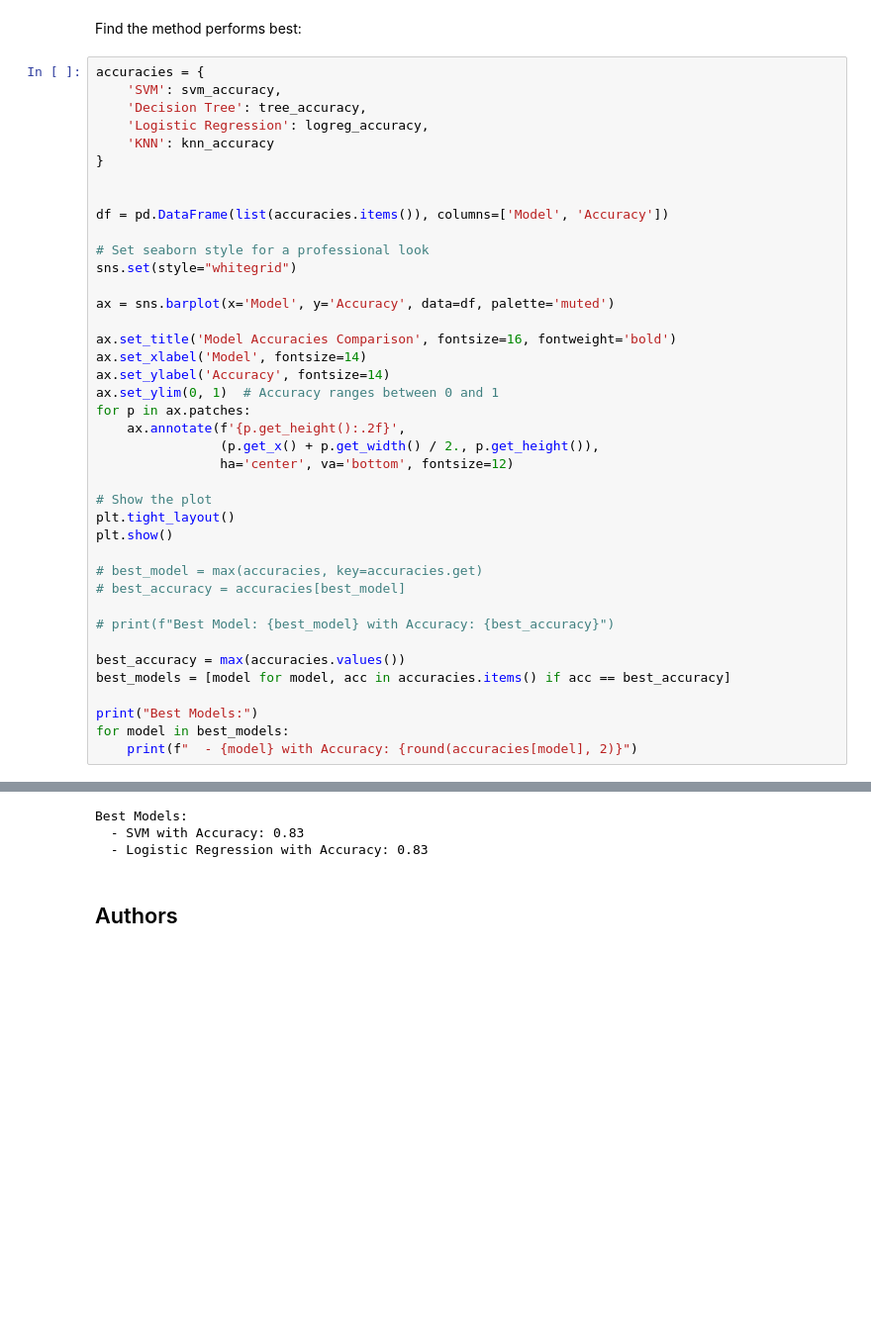
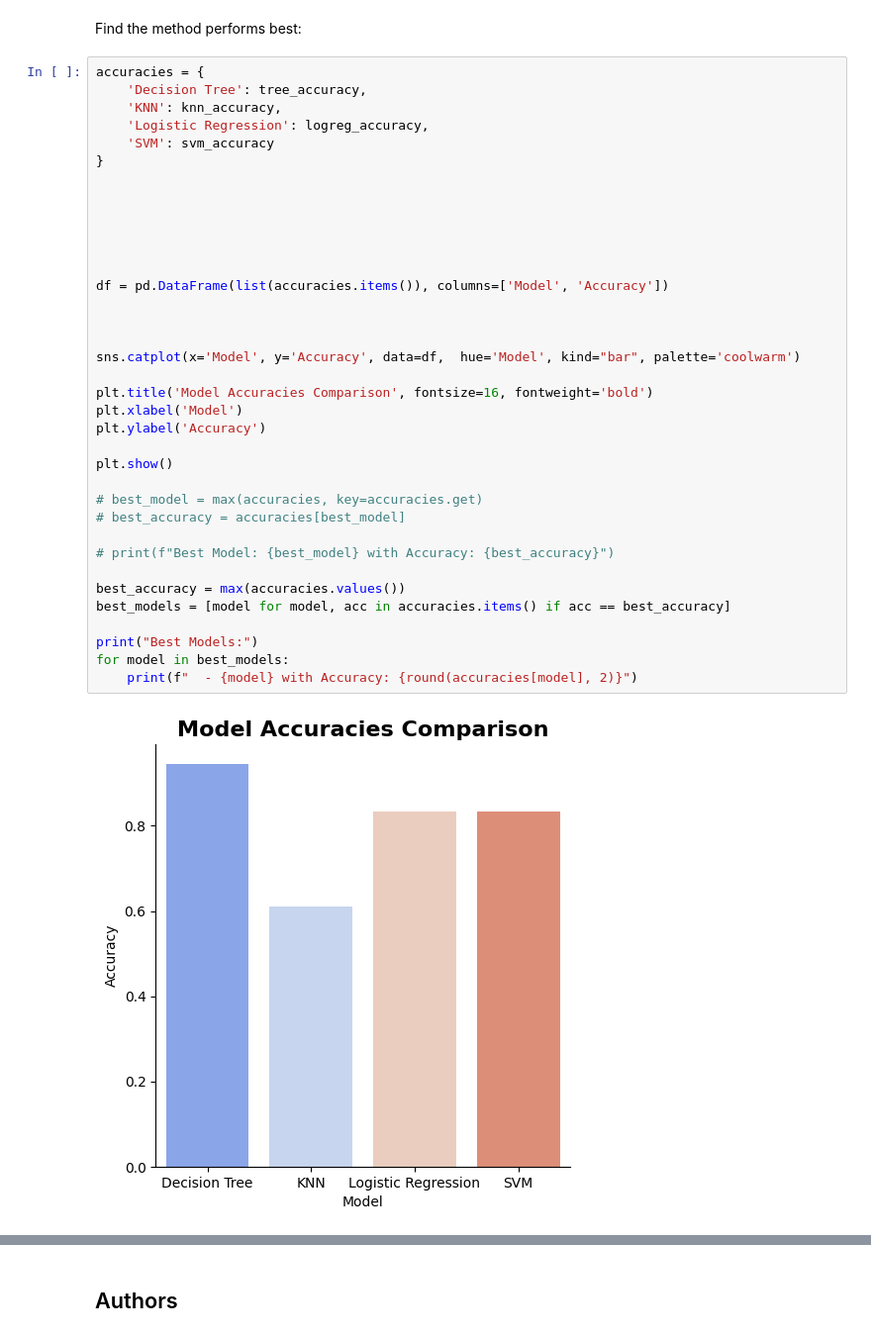
Before and after one commit to nickDis00/IBM-data-science-professional-certificate-assignments, a Jupyter notebook: SpaceXLaunchesProject/Machine_Learning_Prediction.ipynb, the cells around one changed output, grey strips where cells are left out. Shown: that part at 99% size. Saved outputs shown, nothing was run; the diff lists cells and outputs as text; blank space fills up the shorter version.

```diff
--- a/SpaceXLaunchesProject/Machine_Learning_Prediction.ipynb
+++ b/SpaceXLaunchesProject/Machine_Learning_Prediction.ipynb
@@ -355,42 +355,39 @@ plot_confusion_matrix(Y_test,yhat)
 Find the method performs best:
 # %%
 accuracies = {
-    'SVM': svm_accuracy,
     'Decision Tree': tree_accuracy,
+    'KNN': knn_accuracy,
     'Logistic Regression': logreg_accuracy,
-    'KNN': knn_accuracy
+    'SVM': svm_accuracy
 }
+
+
+
+
 
 
 df = pd.DataFrame(list(accuracies.items()), columns=['Model', 'Accuracy'])
 
-# Set seaborn style for a professional look
-sns.set(style="whitegrid")
 
-ax = sns.barplot(x='Model', y='Accuracy', data=df, palette='muted')
 
-ax.set_title('Model Accuracies Comparison', fontsize=16, fontweight='bold')
-ax.set_xlabel('Model', fontsize=14)
-ax.set_ylabel('Accuracy', fontsize=14)
-ax.set_ylim(0, 1)  # Accuracy ranges between 0 and 1
-for p in ax.patches:
-    ax.annotate(f'{p.get_height():.2f}',
-                (p.get_x() + p.get_width() / 2., p.get_height()),
-                ha='center', va='bottom', fontsize=12)
+sns.catplot(x='Model', y='Accuracy', data=df,  hue='Model', kind="bar", palette='coolwarm')
 
-# Show the plot
-plt.tight_layout()
+plt.title('Model Accuracies Comparison', fontsize=16, fontweight='bold')
+plt.xlabel('Model')
+plt.ylabel('Accuracy')
+
 plt.show()
 
 # best_model = max(accuracies, key=accuracies.get)
 # best_accuracy = accuracies[best_model]
 
 # print(f"Best Model: {best_model} with Accuracy: {best_accuracy}")
 
 best_accuracy = max(accuracies.values())
 best_models = [model for model, acc in accuracies.items() if acc == best_accuracy]
 
 print("Best Models:")
 for model in best_models:
     print(f"  - {model} with Accuracy: {round(accuracies[model], 2)}")
 # %% [output]
+[figure, new version]
@@ -401,6 +396,3 @@ Passing `palette` without assigning `hue` is deprecated and will be removed in v
-Best Models:
-  - SVM with Accuracy: 0.83
-  - Logistic Regression with Accuracy: 0.83
 # %% [markdown]
 ## Authors
 # %% [markdown]
```
Also changed, not shown: parts of 4 cells of this notebook.
